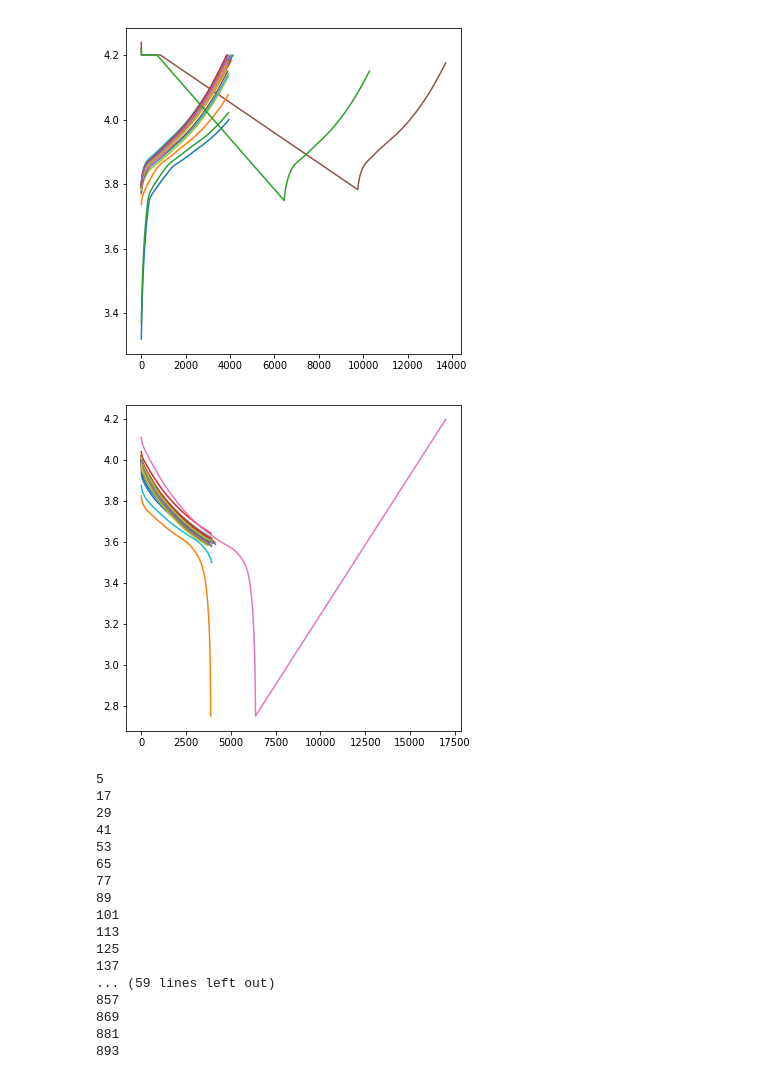
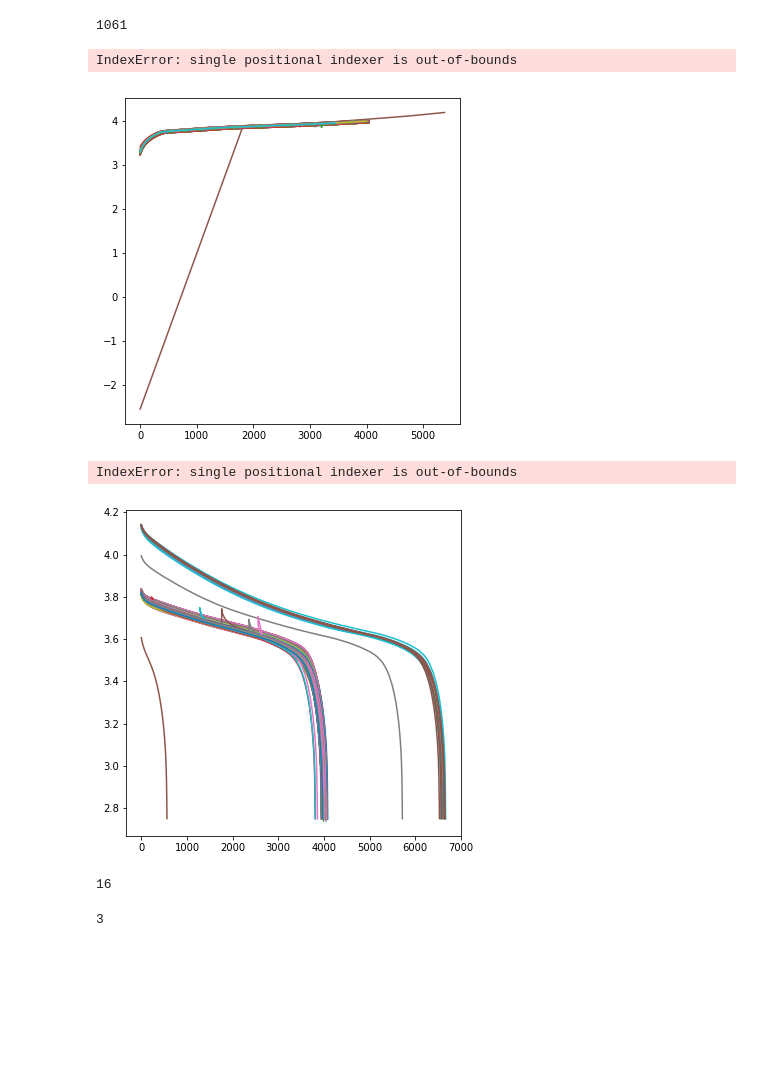
Before and after one commit to vwhu/pulolb, a Jupyter notebook: PULOLB/data_cleaning_notebook.ipynb, the cells around one changed output. Cells and saved outputs as stored; diff of their text form; code cells hidden in the pictures; blank space fills up the shorter version.

```diff
--- a/PULOLB/data_cleaning_notebook.ipynb
+++ b/PULOLB/data_cleaning_notebook.ipynb
@@ -102,6 +102,21 @@ def initialize_datasets(filename):
             voltage_sum = df['#subsystem#'][0][0][0][count][0][5].flatten()
             charge_ah_sum = df['#subsystem#'][0][0][0][count][0][6].flatten()
             discharge_ah_sum = df['#subsystem#'][0][0][0][count][0][7].flatten()
+
+            min_ = np.unique(cycle_sum).min()
+            max_ = np.unique(cycle_sum).max()
+            idx_for_start = np.argwhere(cycle_sum == min_)[-1]
+            idx_for_deletion = np.argwhere(cycle_sum == max_)[0]
+
+            time_sum = time_sum[int(idx_for_start + 1):int(idx_for_deletion - 1)]
+            datetime_sum = datetime_sum[int(idx_for_start + 1):int(idx_for_deletion - 1)]
+            step_sum = step_sum[int(idx_for_start + 1):int(idx_for_deletion - 1)]
+            cycle_sum = cycle_sum[int(idx_for_start + 1):int(idx_for_deletion - 1)]
+            current_sum = current_sum[int(idx_for_start + 1):int(idx_for_deletion - 1)]
+            voltage_sum = voltage_sum[int(idx_for_start + 1):int(idx_for_deletion - 1)]
+            charge_ah_sum = charge_ah_sum[int(idx_for_start + 1):int(idx_for_deletion - 1)]
+            discharge_ah_sum = discharge_ah_sum[int(idx_for_start + 1):int(idx_for_deletion - 1)]
+
             count = count + 7
             break
 
@@ -252,7 +291,7 @@ def sort_charge_discharge(cycle_dict):
     print (len(discharge_dict.keys()))
     return charge_dict, discharge_dict
 # %%
-p = sort_by_cycle('converted_PL23.mat')
+p = sort_by_cycle('converted_PL03.mat')
 # %%
 #charge_dict[idx] = cycle_dict[idx].loc[cycle_dict[idx]['current_amp'] > 0]
 if charge_pred.shape[0] < 3100:
@@ -275,41 +314,24 @@ charge, discharge = sort_charge_discharge(p)
 # %%
 plt.figure(figsize = (6, 6))
-for i in range(25, 900, 36):
+print (len(charge.keys()))
+for i in range(2, len(charge.keys())):
     if i in charge.keys():
         plt.plot((charge[i]['time']-charge[i]['time'].iloc[0]), charge[i]['voltage'])
     else:
         pass
 plt.show()
 # %% [output]
+1061
+IndexError: single positional indexer is out-of-bounds
-[figure, old version]
+[figure, new version]
 # %%
 plt.figure(figsize = (6, 6))
-for i in range(5, len(discharge.keys()), 41):
+for i in range(2, len(discharge.keys())):
     if i in discharge.keys():
         plt.plot((discharge[i]['time']-discharge[i]['time'].iloc[0]), discharge[i]['voltage'])
     else:
         pass
 plt.show()
 # %% [output]
+IndexError: single positional indexer is out-of-bounds
-[figure, old version]
+[figure, new version]
-# %%
-for i in range(5, 900, 12):
-    print (i)
-# %% [output]
-5
-17
-29
-41
-53
-65
-77
-89
-101
-113
-125
-137
-... (59 lines left out)
-857
-869
-881
-893
@@ -315,0 +350,8 @@ for i in range(5, 900, 12):
+# %%
+count
+# %% [output]
+16
+# %%
+count
+# %% [output]
+3
```
Also changed, not shown: parts of 7 cells of this notebook.
